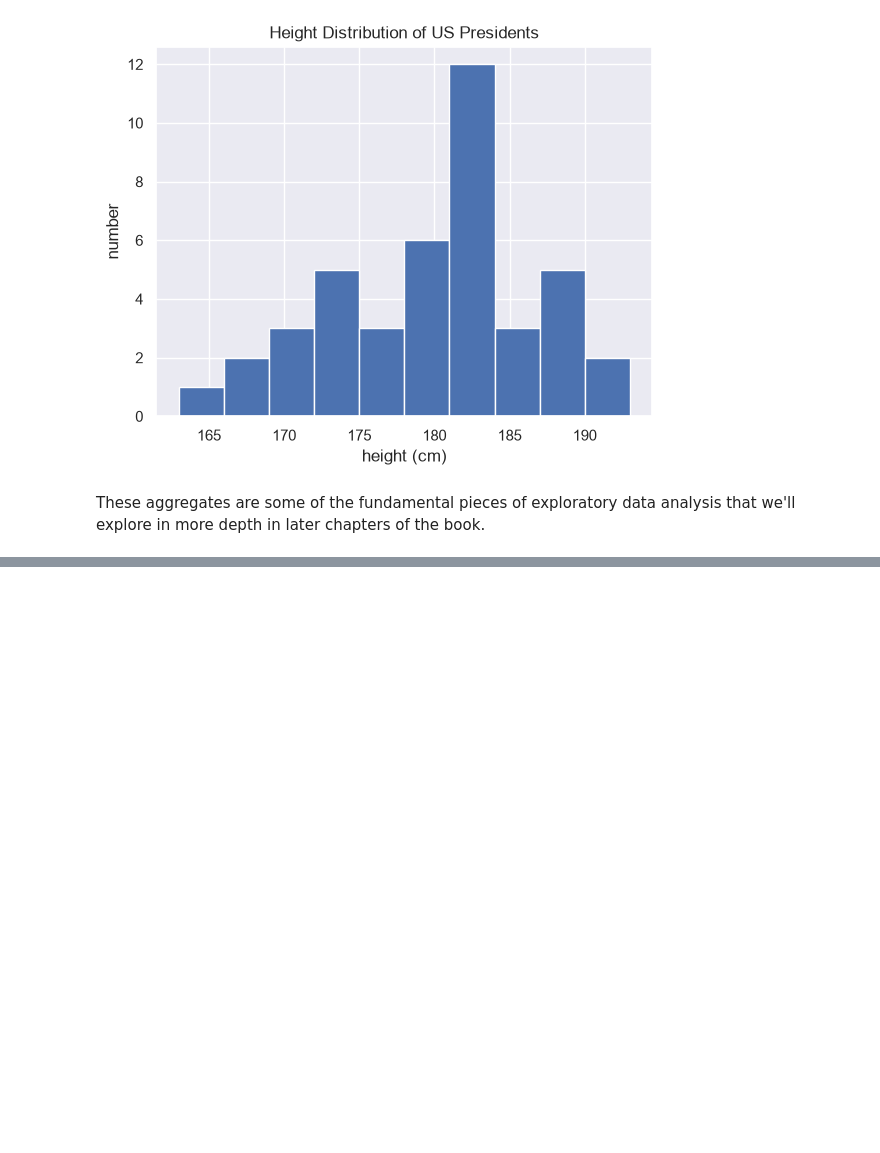
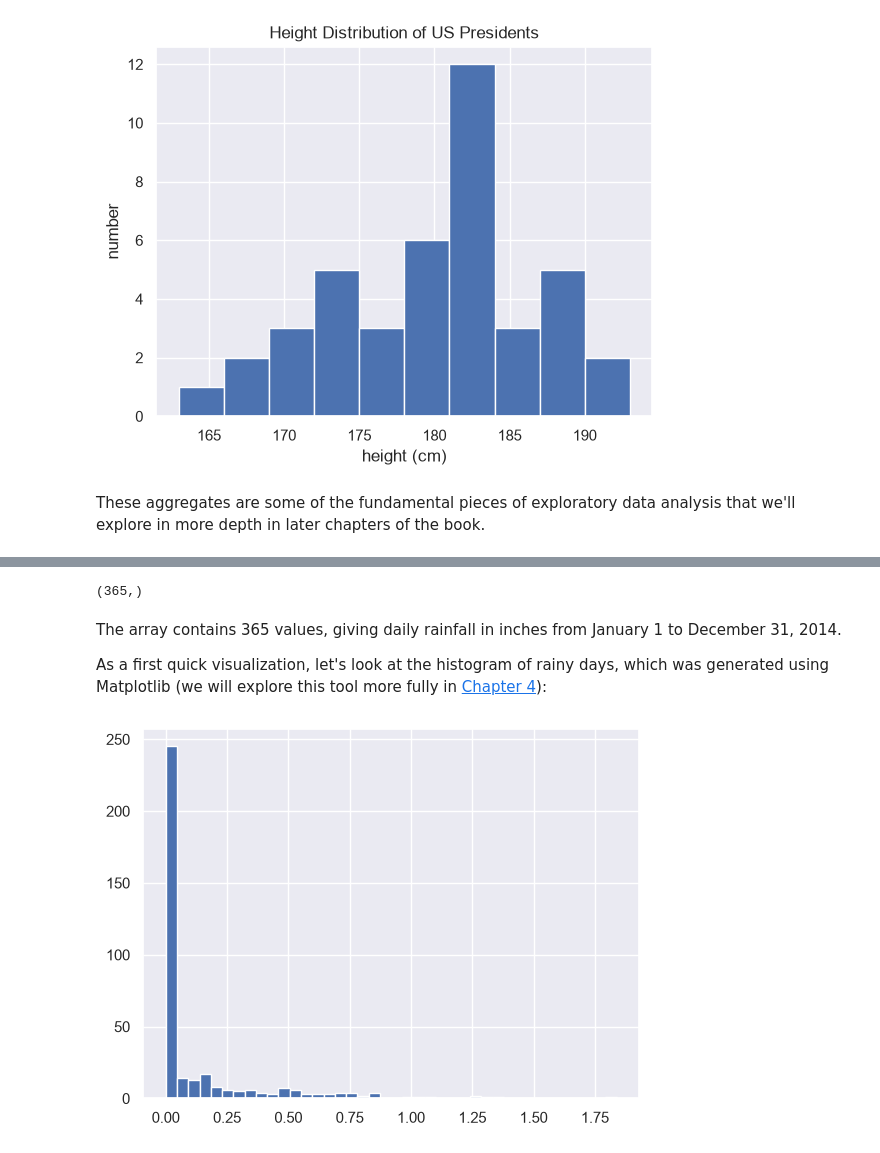
Before and after one commit to adriamedinaa-ang/icd2026, a Jupyter notebook: Books/Bloque 2.ipynb, the cells around one changed output, grey strips where cells are left out. Cells and saved outputs as stored; diff of their text form; code cells hidden in the pictures; blank space fills up the shorter version.

```diff
--- a/Books/Bloque 2.ipynb
+++ b/Books/Bloque 2.ipynb
@@ -1368,0 +1629,14 @@ These aggregates are some of the fundamental pieces of exploratory data analysis
+# %%
+import numpy as np
+import pandas as pd
+
+# use pandas to extract rainfall inches as a NumPy array
+rainfall = pd.read_csv('Seattle2014.csv')['PRCP'].values
+inches = rainfall / 254.0  # 1/10mm -> inches
+inches.shape
+# %% [output]
+(365,)
+# %% [markdown]
+The array contains 365 values, giving daily rainfall in inches from January 1 to December 31, 2014.
+
+As a first quick visualization, let's look at the histogram of rainy days, which was generated using Matplotlib (we will explore this tool more fully in [Chapter 4](04.00-Introduction-To-Matplotlib.ipynb)):
@@ -1368,0 +1647,4 @@ These aggregates are some of the fundamental pieces of exploratory data analysis
+# %%
+plt.hist(inches, 40);
+# %% [output]
+[figure, added]
```
Also changed, not shown: parts of 272 cells of this notebook, 1 other file.
